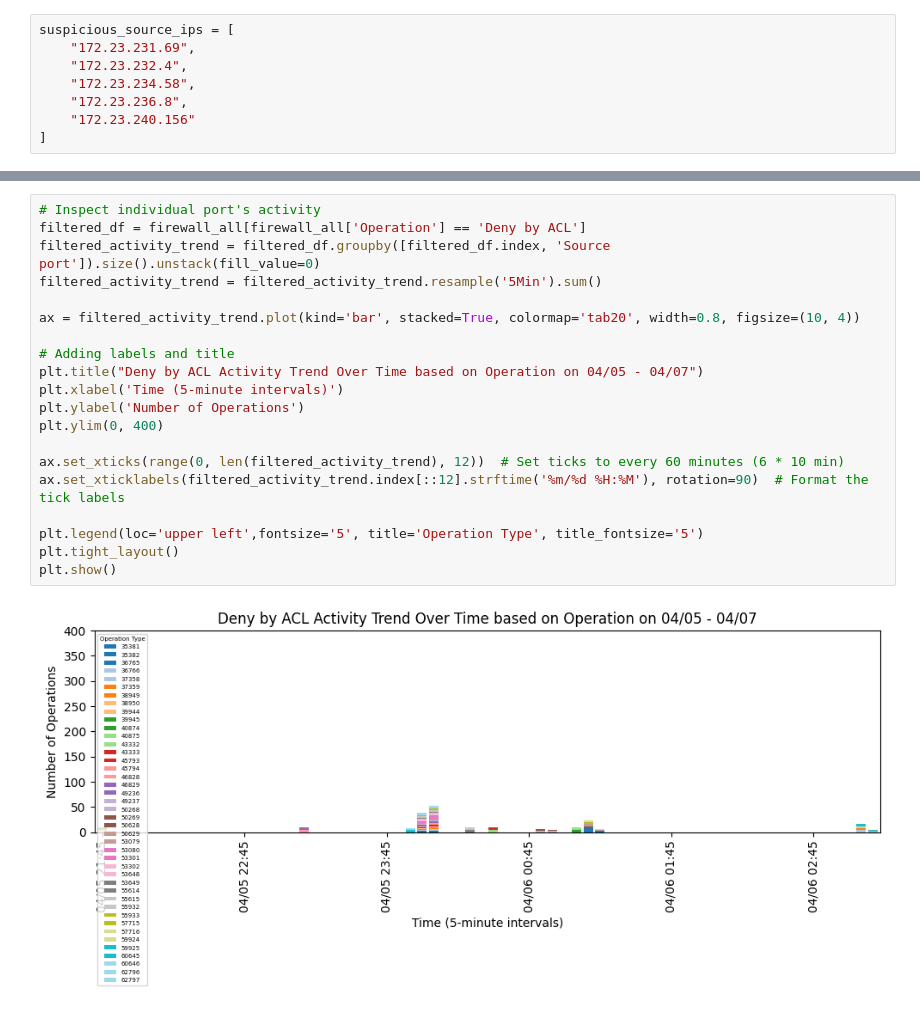
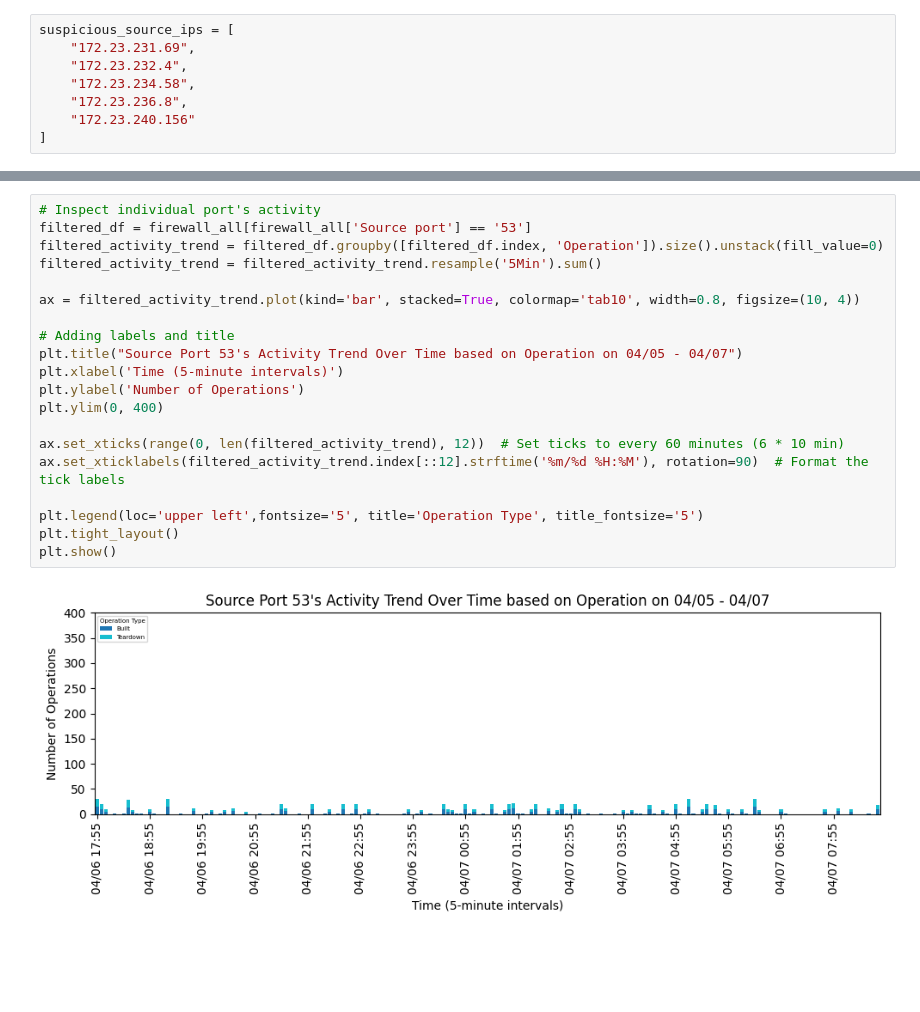
Before and after one commit to ssusnea/sds235-hw4, a Jupyter notebook: Firewall_EDA.ipynb, the cells around one changed output, grey strips where cells are left out. Saved outputs shown, nothing was run; the diff lists cells and outputs as text; blank space fills up the shorter version.

```diff
--- a/Firewall_EDA.ipynb
+++ b/Firewall_EDA.ipynb
@@ -237,22 +238,22 @@ plt.show()
 # %%
 # Inspect individual port's activity
-filtered_df = firewall_all[firewall_all['Operation'] == 'Deny by ACL']
-filtered_activity_trend = filtered_df.groupby([filtered_df.index, 'Source port']).size().unstack(fill_value=0)
+filtered_df = firewall_all[firewall_all['Source port'] == '53']
+filtered_activity_trend = filtered_df.groupby([filtered_df.index, 'Operation']).size().unstack(fill_value=0)
 filtered_activity_trend = filtered_activity_trend.resample('5Min').sum()
 
-ax = filtered_activity_trend.plot(kind='bar', stacked=True, colormap='tab20', width=0.8, figsize=(10, 4))
+ax = filtered_activity_trend.plot(kind='bar', stacked=True, colormap='tab10', width=0.8, figsize=(10, 4))
 
 # Adding labels and title
-plt.title("Deny by ACL Activity Trend Over Time based on Operation on 04/05 - 04/07")
+plt.title("Source Port 53's Activity Trend Over Time based on Operation on 04/05 - 04/07")
 plt.xlabel('Time (5-minute intervals)')
 plt.ylabel('Number of Operations')
 plt.ylim(0, 400)
 
 ax.set_xticks(range(0, len(filtered_activity_trend), 12))  # Set ticks to every 60 minutes (6 * 10 min)
 ax.set_xticklabels(filtered_activity_trend.index[::12].strftime('%m/%d %H:%M'), rotation=90)  # Format the tick labels
 
 plt.legend(loc='upper left',fontsize='5', title='Operation Type', title_fontsize='5')
 plt.tight_layout()
 plt.show()
 # %% [output]
-[figure, old version]
+[figure, new version]
```
Also changed, not shown: parts of 3 cells of this notebook.
